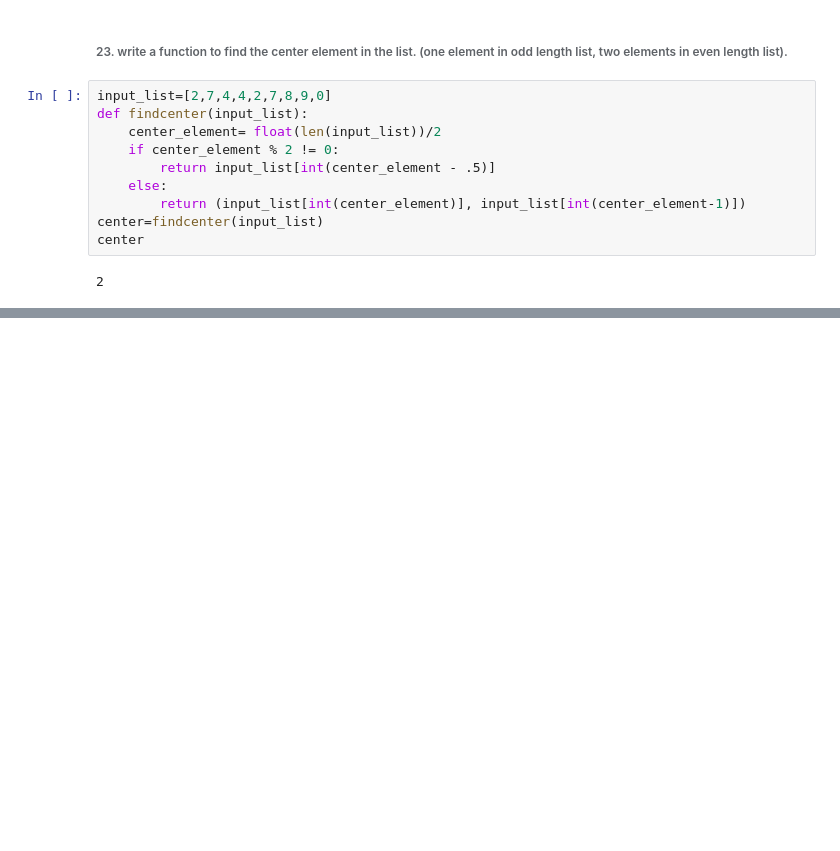
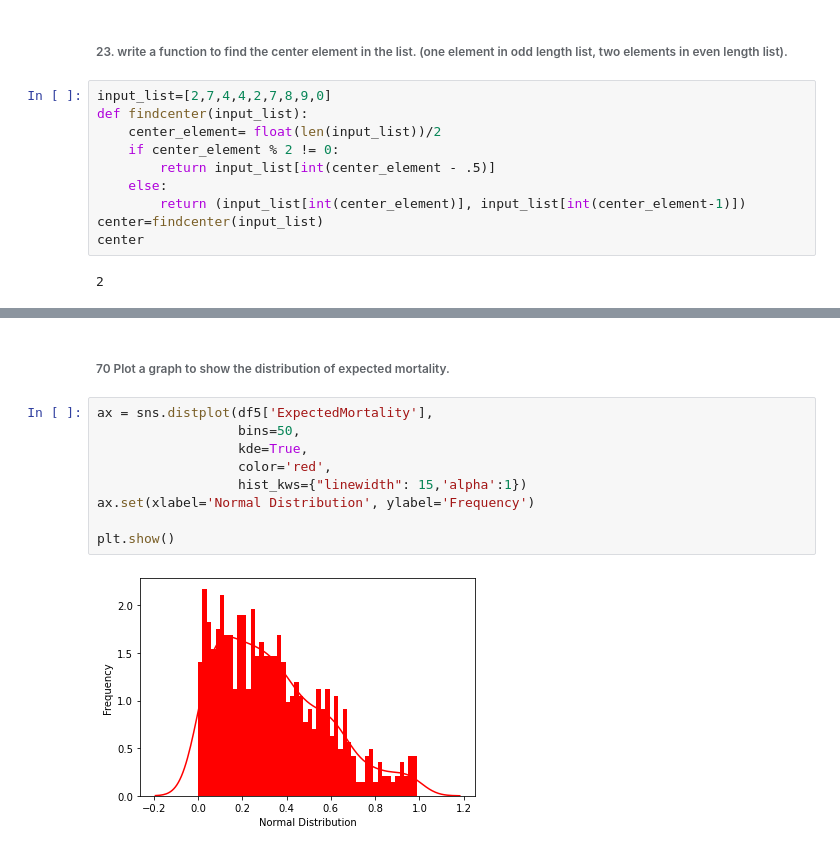
Before and after one commit to ArchanaDevaraju/python-warriors, a Jupyter notebook: Python_Warriors_satya.ipynb, the cells around one changed output, grey strips where cells are left out. Drawn from its saved outputs; the diff is of its cells as text; blank space fills up the shorter version.

```diff
--- a/Python_Warriors_satya.ipynb
+++ b/Python_Warriors_satya.ipynb
@@ -173,0 +209,13 @@ pd.DataFrame(data = df_temp)
+# %% [markdown]
+###### 70 Plot a graph to show the distribution of expected mortality.
+# %%
+ax = sns.distplot(df5['ExpectedMortality'],
+                  bins=50,
+                  kde=True,
+                  color='red',
+                  hist_kws={"linewidth": 15,'alpha':1})
+ax.set(xlabel='Normal Distribution', ylabel='Frequency')
+
+plt.show()
+# %% [output]
+[figure, added]
```
Also changed, not shown: parts of 31 cells of this notebook.
